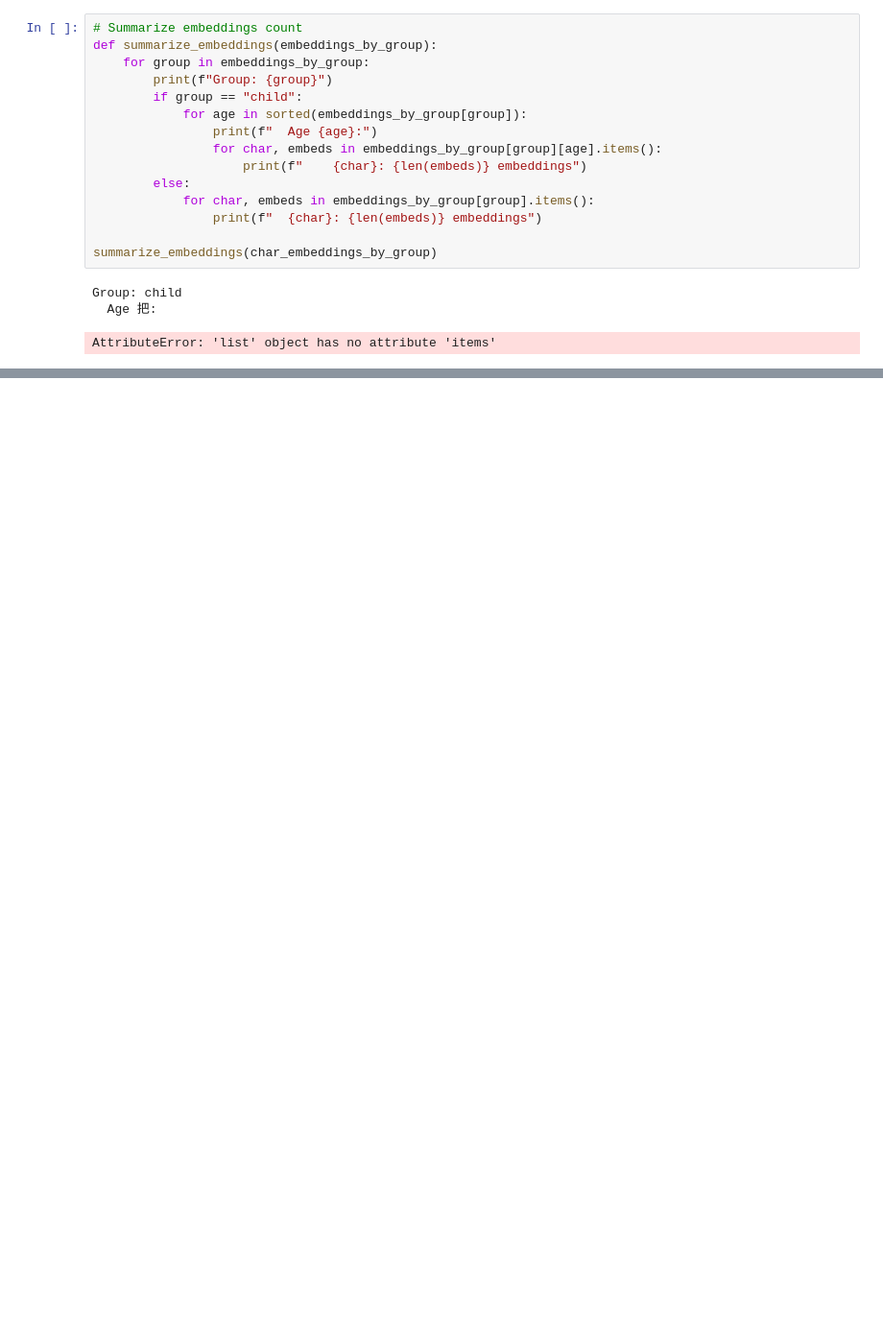
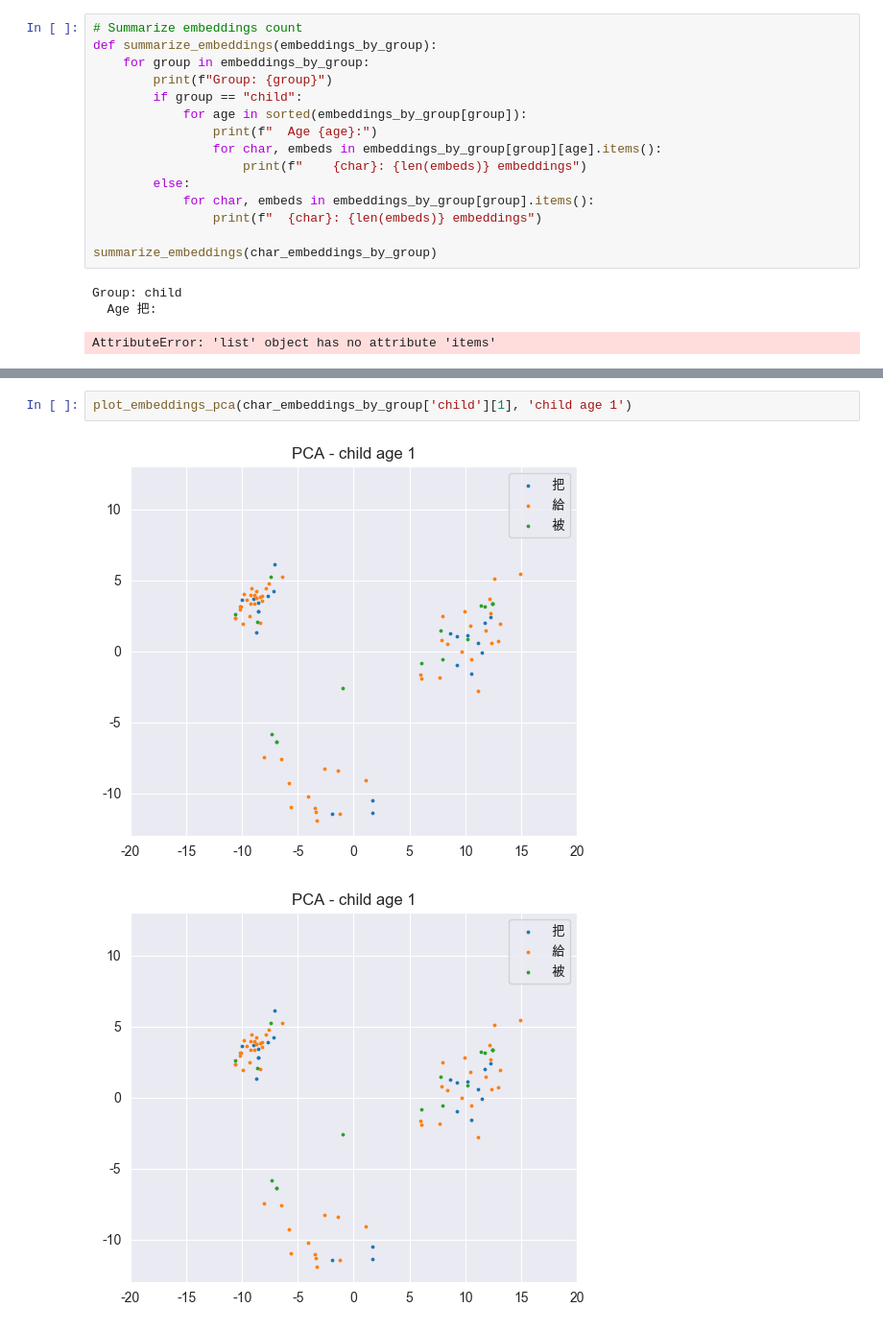
Before and after one commit to deborahwatty/childes_embeddings, a Jupyter notebook: context_embedding_full.ipynb, the cells around one changed output, grey strips where cells are left out. Shown at 96% size. Cells and saved outputs as stored; diff of their text form; blank space fills up the shorter version.

```diff
--- a/context_embedding_full.ipynb
+++ b/context_embedding_full.ipynb
@@ -248,0 +375,5 @@ AttributeError: 'list' object has no attribute 'items'
+# %%
+plot_embeddings_pca(char_embeddings_by_group['child'][1], 'child age 1')
+# %% [output]
+[figure, added]
+[figure, added]
```
Also changed, not shown: parts of 36 cells of this notebook, 23 other files.
